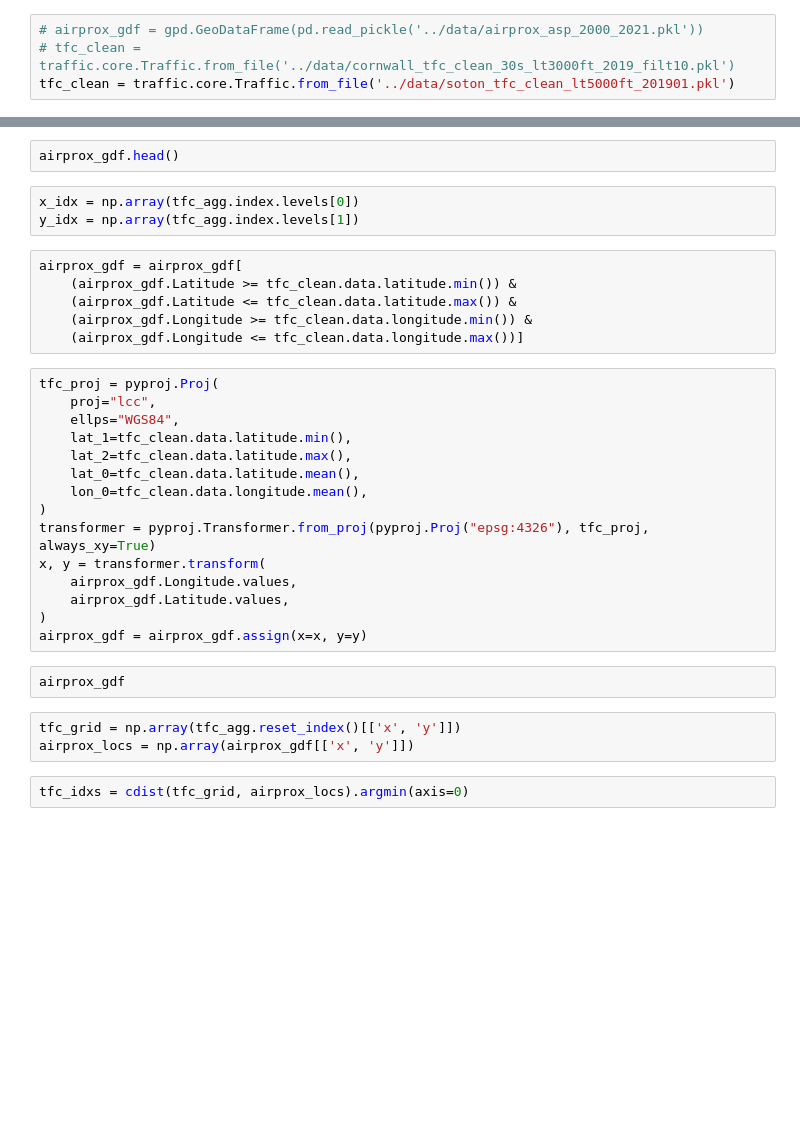
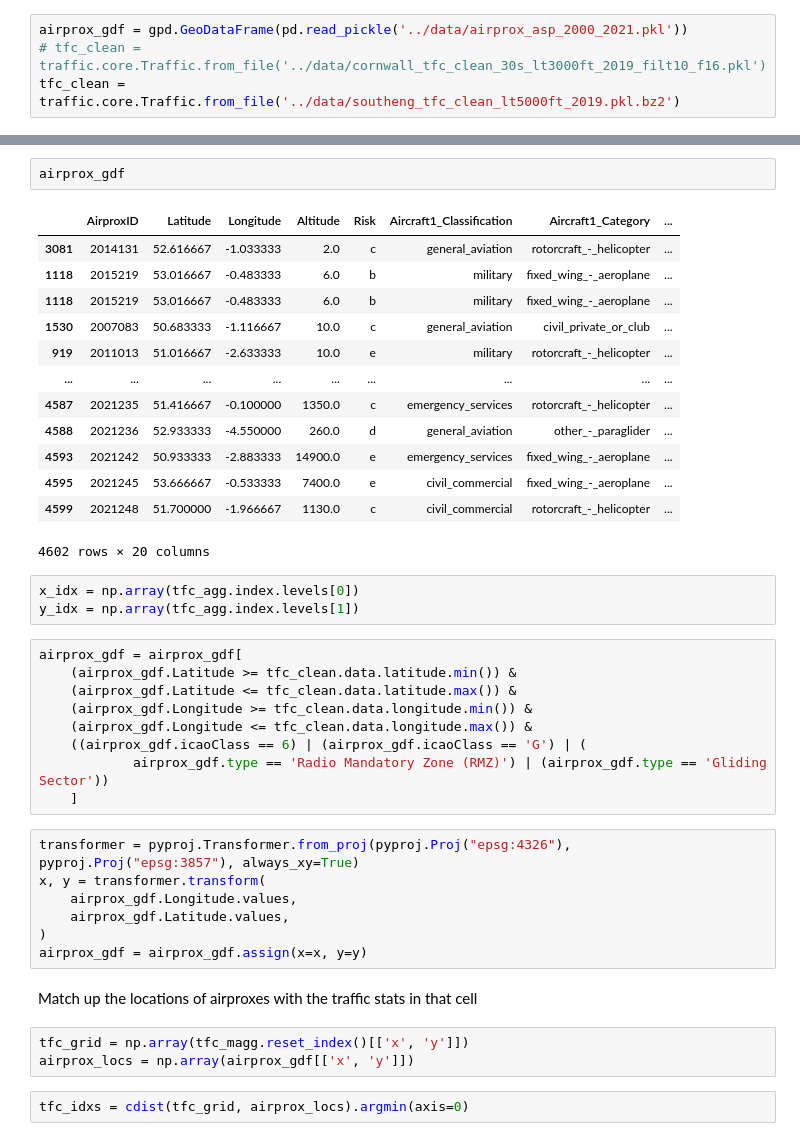
Before and after one commit to aliaksei135/sandbox, a Jupyter notebook: tfc_dists/notebooks/airprox_corr.ipynb, the cells around one changed output, grey strips where cells are left out. Drawn from its saved outputs; the diff is of its cells as text; blank space fills up the shorter version.

```diff
--- a/tfc_dists/notebooks/airprox_corr.ipynb
+++ b/tfc_dists/notebooks/airprox_corr.ipynb
@@ -9,4 +30,4 @@ from scipy.spatial.distance import cdist
 # %%
-# airprox_gdf = gpd.GeoDataFrame(pd.read_pickle('../data/airprox_asp_2000_2021.pkl'))
-# tfc_clean = traffic.core.Traffic.from_file('../data/cornwall_tfc_clean_30s_lt3000ft_2019_filt10.pkl')
-tfc_clean = traffic.core.Traffic.from_file('../data/soton_tfc_clean_lt5000ft_201901.pkl')
+airprox_gdf = gpd.GeoDataFrame(pd.read_pickle('../data/airprox_asp_2000_2021.pkl'))
+# tfc_clean = traffic.core.Traffic.from_file('../data/cornwall_tfc_clean_30s_lt3000ft_2019_filt10_f16.pkl')
+tfc_clean = traffic.core.Traffic.from_file('../data/southeng_tfc_clean_lt5000ft_2019.pkl.bz2')
@@ -35,5 +279,19 @@ pd.__version__
 # %%
-airprox_gdf.head()
+airprox_gdf
+# %% [output]
+|  | AirproxID | Latitude | Longitude | Altitude | Risk | Aircraft1_Classification | Aircraft1_Category | ... |
+| 3081 | 2014131 | 52.616667 | -1.033333 | 2.0 | c | general_aviation | rotorcraft_-_helicopter | ... |
+| 1118 | 2015219 | 53.016667 | -0.483333 | 6.0 | b | military | fixed_wing_-_aeroplane | ... |
+| 1118 | 2015219 | 53.016667 | -0.483333 | 6.0 | b | military | fixed_wing_-_aeroplane | ... |
+| 1530 | 2007083 | 50.683333 | -1.116667 | 10.0 | c | general_aviation | civil_private_or_club | ... |
+| 919 | 2011013 | 51.016667 | -2.633333 | 10.0 | e | military | rotorcraft_-_helicopter | ... |
+| ... | ... | ... | ... | ... | ... | ... | ... | ... |
+| 4587 | 2021235 | 51.416667 | -0.100000 | 1350.0 | c | emergency_services | rotorcraft_-_helicopter | ... |
+| 4588 | 2021236 | 52.933333 | -4.550000 | 260.0 | d | general_aviation | other_-_paraglider | ... |
+| 4593 | 2021242 | 50.933333 | -2.883333 | 14900.0 | e | emergency_services | fixed_wing_-_aeroplane | ... |
+| 4595 | 2021245 | 53.666667 | -0.533333 | 7400.0 | e | civil_commercial | fixed_wing_-_aeroplane | ... |
+| 4599 | 2021248 | 51.700000 | -1.966667 | 1130.0 | c | civil_commercial | rotorcraft_-_helicopter | ... |
+4602 rows × 20 columns
 # %%
 x_idx = np.array(tfc_agg.index.levels[0])
 y_idx = np.array(tfc_agg.index.levels[1])
@@ -42,26 +300,21 @@ airprox_gdf = airprox_gdf[
     (airprox_gdf.Latitude >= tfc_clean.data.latitude.min()) &
     (airprox_gdf.Latitude <= tfc_clean.data.latitude.max()) &
     (airprox_gdf.Longitude >= tfc_clean.data.longitude.min()) &
-    (airprox_gdf.Longitude <= tfc_clean.data.longitude.max())]
+    (airprox_gdf.Longitude <= tfc_clean.data.longitude.max()) &
+    ((airprox_gdf.icaoClass == 6) | (airprox_gdf.icaoClass == 'G') | (
+            airprox_gdf.type == 'Radio Mandatory Zone (RMZ)') | (airprox_gdf.type == 'Gliding Sector'))
+    ]
 # %%
-tfc_proj = pyproj.Proj(
-    proj="lcc",
-    ellps="WGS84",
-    lat_1=tfc_clean.data.latitude.min(),
-    lat_2=tfc_clean.data.latitude.max(),
-    lat_0=tfc_clean.data.latitude.mean(),
-    lon_0=tfc_clean.data.longitude.mean(),
-)
-transformer = pyproj.Transformer.from_proj(pyproj.Proj("epsg:4326"), tfc_proj, always_xy=True)
+transformer = pyproj.Transformer.from_proj(pyproj.Proj("epsg:4326"), pyproj.Proj("epsg:3857"), always_xy=True)
 x, y = transformer.transform(
     airprox_gdf.Longitude.values,
     airprox_gdf.Latitude.values,
 )
 airprox_gdf = airprox_gdf.assign(x=x, y=y)
-# %%
-airprox_gdf
+# %% [markdown]
+Match up the locations of airproxes with the traffic stats in that cell
 # %%
-tfc_grid = np.array(tfc_agg.reset_index()[['x', 'y']])
+tfc_grid = np.array(tfc_magg.reset_index()[['x', 'y']])
 airprox_locs = np.array(airprox_gdf[['x', 'y']])
 # %%
 tfc_idxs = cdist(tfc_grid, airprox_locs).argmin(axis=0)
```
Also changed, not shown: parts of 56 cells of this notebook.
